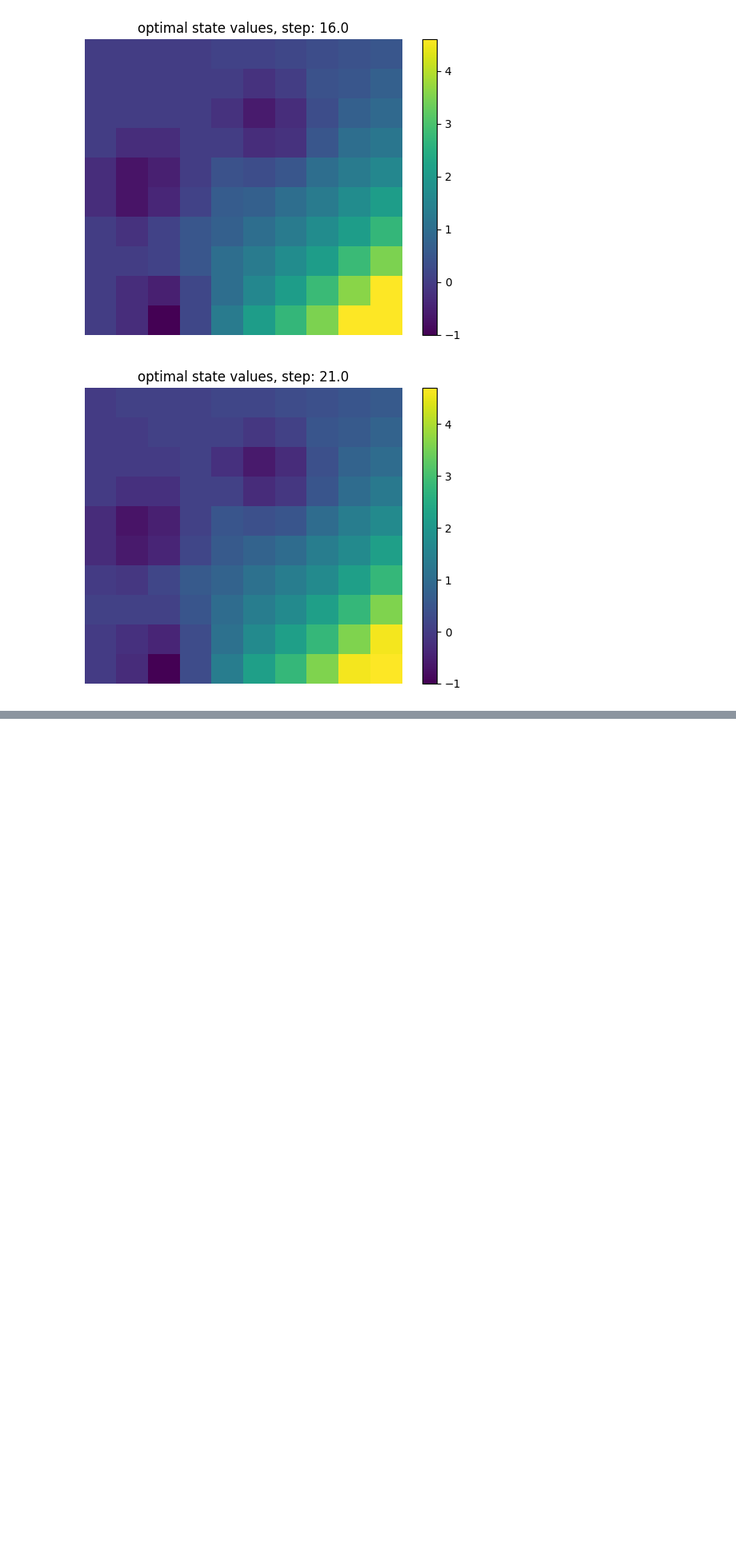
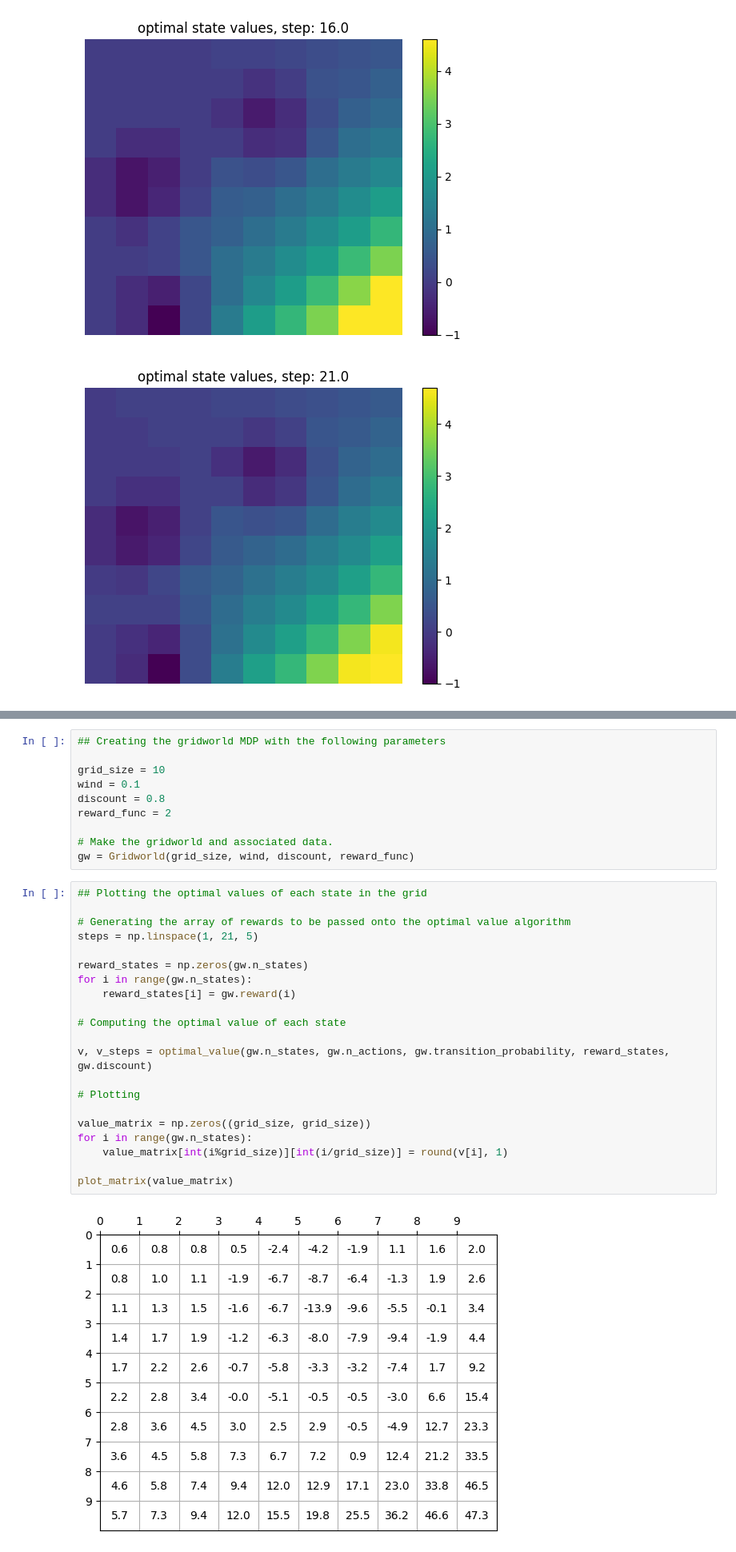
Before and after one commit to hershey890/ece232e, a Jupyter notebook: ece232proj3.ipynb, the cells around one changed output, grey strips where cells are left out. Shown at 80% size. Drawn from its saved outputs; the diff is of its cells as text; blank space fills up the shorter version.

```diff
--- a/ece232proj3.ipynb
+++ b/ece232proj3.ipynb
@@ -362,0 +444,33 @@ for j,step in enumerate(mat_steps):
+# %%
+## Creating the gridworld MDP with the following parameters
+
+grid_size = 10
+wind = 0.1
+discount = 0.8
+reward_func = 2
+
+# Make the gridworld and associated data.
+gw = Gridworld(grid_size, wind, discount, reward_func)
+# %%
+## Plotting the optimal values of each state in the grid
+
+# Generating the array of rewards to be passed onto the optimal value algorithm
+steps = np.linspace(1, 21, 5)
+
+reward_states = np.zeros(gw.n_states)
+for i in range(gw.n_states):
+    reward_states[i] = gw.reward(i)
+
+# Computing the optimal value of each state
+
+v, v_steps = optimal_value(gw.n_states, gw.n_actions, gw.transition_probability, reward_states, gw.discount)
+
+# Plotting
+
+value_matrix = np.zeros((grid_size, grid_size))
+for i in range(gw.n_states):
+    value_matrix[int(i%grid_size)][int(i/grid_size)] = round(v[i], 1)
+
+plot_matrix(value_matrix)
+# %% [output]
+[figure, added]
```
Also changed, not shown: parts of 16 cells of this notebook.
